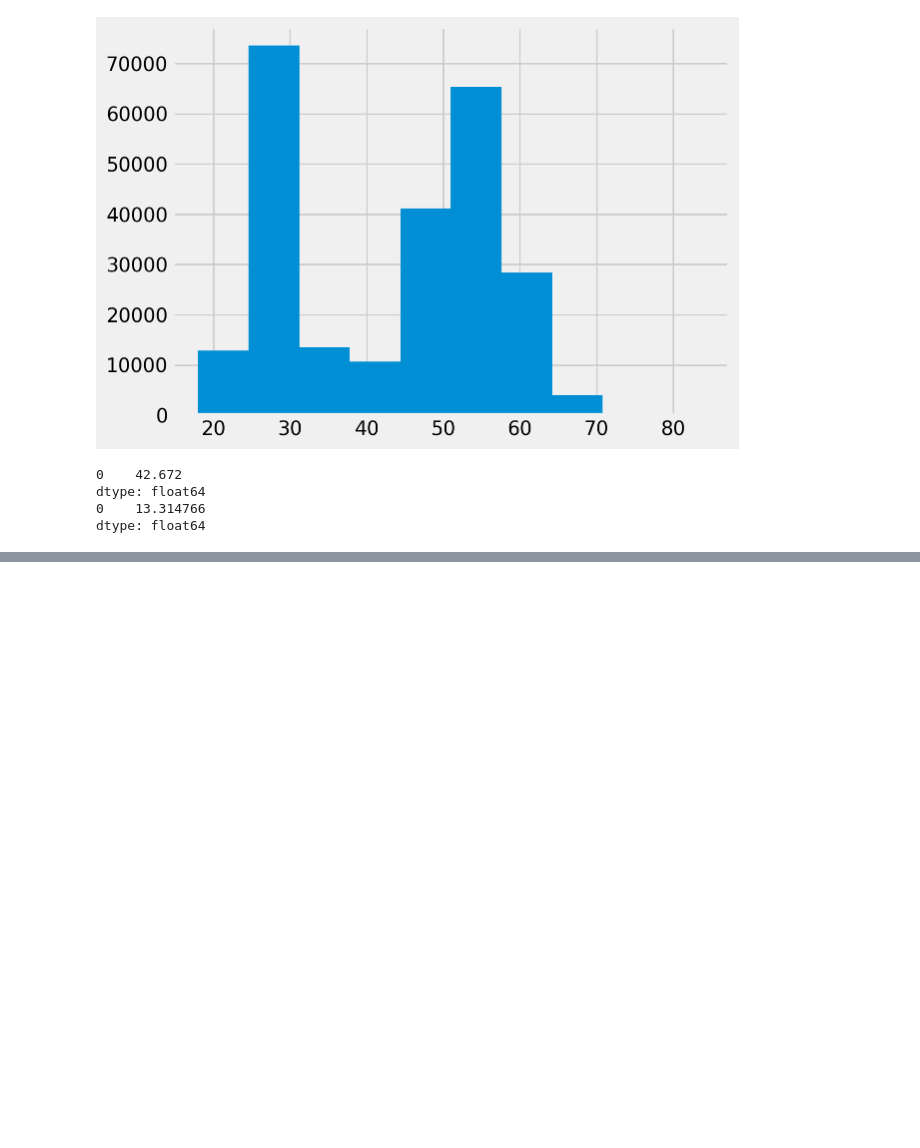
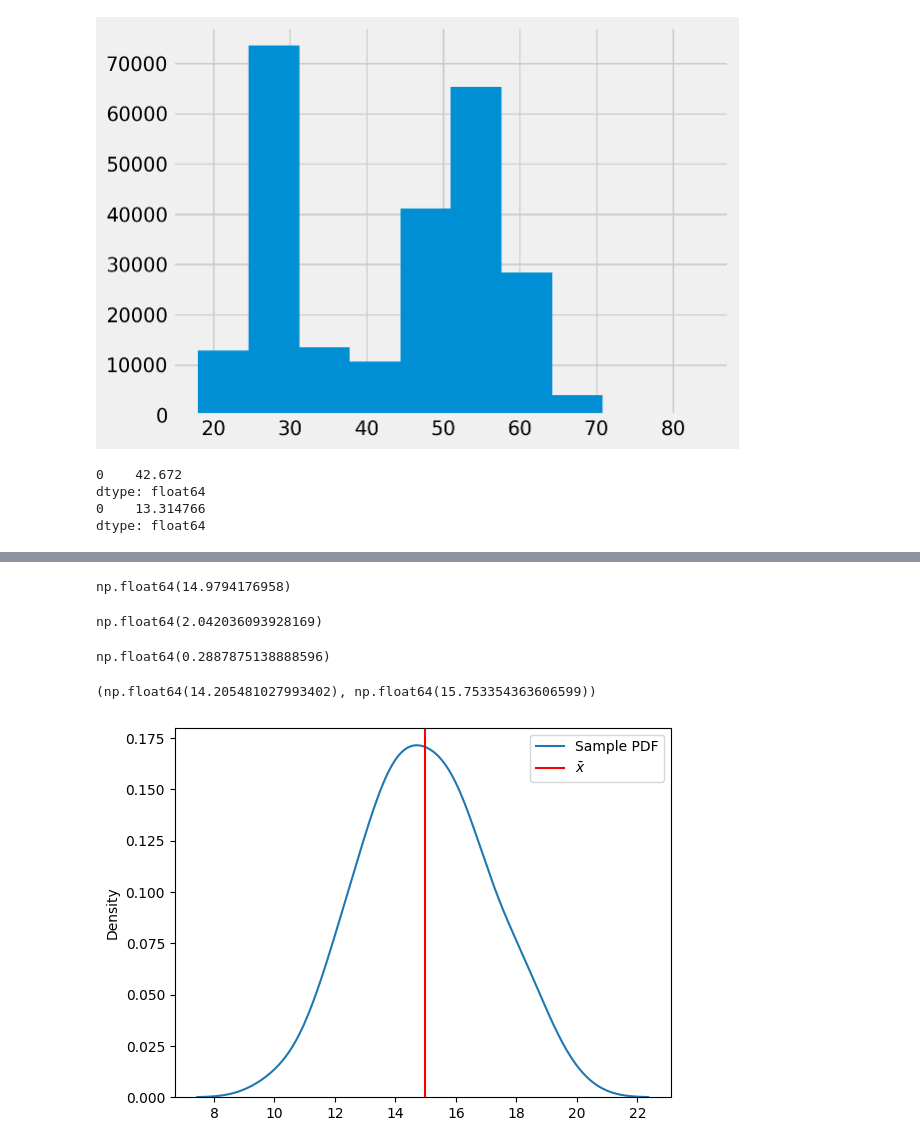
Before and after one commit to Njeri-Kimaru/Python-plus-main, a Jupyter notebook: confidence intervals.ipynb, the cells around one changed output, grey strips where cells are left out. Cells and saved outputs as stored; diff of their text form; code cells hidden in the pictures; blank space fills up the shorter version.

```diff
--- a/confidence intervals.ipynb
+++ b/confidence intervals.ipynb
@@ -72,0 +412,42 @@ dtype: float64
+# %%
+import numpy as np
+from scipy import stats
+sample = np.array([15.46097664, 15.5930238 , 19.55426936, 16.54231132, 18.40712804,
+                   13.33092129, 13.79141786, 12.44315636, 15.70385525, 12.48722755,
+                   11.81594655, 15.22694063, 18.25064431, 15.93900563, 17.38471543,
+                   15.02334988, 14.55826229, 16.64212199, 16.50657618, 13.44759329,
+                   13.05467437, 14.151049  , 13.55036322, 13.37386788, 10.25090132,
+                   16.45380807, 12.63016764, 11.90102614, 15.34426397, 15.2048003 ,
+                   11.60623705, 16.10720081, 16.42266283, 13.74686281, 14.51850311,
+                   15.59951107, 18.03269318, 14.35882143, 17.95626942, 14.06849303,
+                   14.4507767 , 17.27149508, 15.06747021, 13.82402614, 12.40651465,
+                   15.94104138, 16.8003216 , 18.45973001, 14.24757027, 14.06031845])
+# %%
+sample_mean= np.mean(sample)
+sample_mean
+# %% [output]
+np.float64(14.9794176958)
+# %%
+sample_sd = np.std(sample, ddof=1)
+sample_sd
+# %% [output]
+np.float64(2.042036093928169)
+# %%
+sample_se = sample_sd/(np.sqrt(len(sample)))
+sample_se
+# %% [output]
+np.float64(0.2887875138888596)
+# %%
+confi_interval = stats.t.interval(confidence=0.99, df=len(sample)-1, loc=sample_mean, scale=sample_se)
+confi_interval
+# %% [output]
+(np.float64(14.205481027993402), np.float64(15.753354363606599))
+# %%
+import matplotlib.pyplot as plt
+import seaborn as sns
+fig, ax = plt.subplots()
+ax = sns.kdeplot(sample, ax=ax, label='Sample PDF')
+ax.axvline(sample_mean, color="red", label=r'$\bar{x}$')
+ax.legend();
+# %% [output]
+[figure, added]
```
Also changed, not shown: parts of 37 cells of this notebook, 12 other files.
